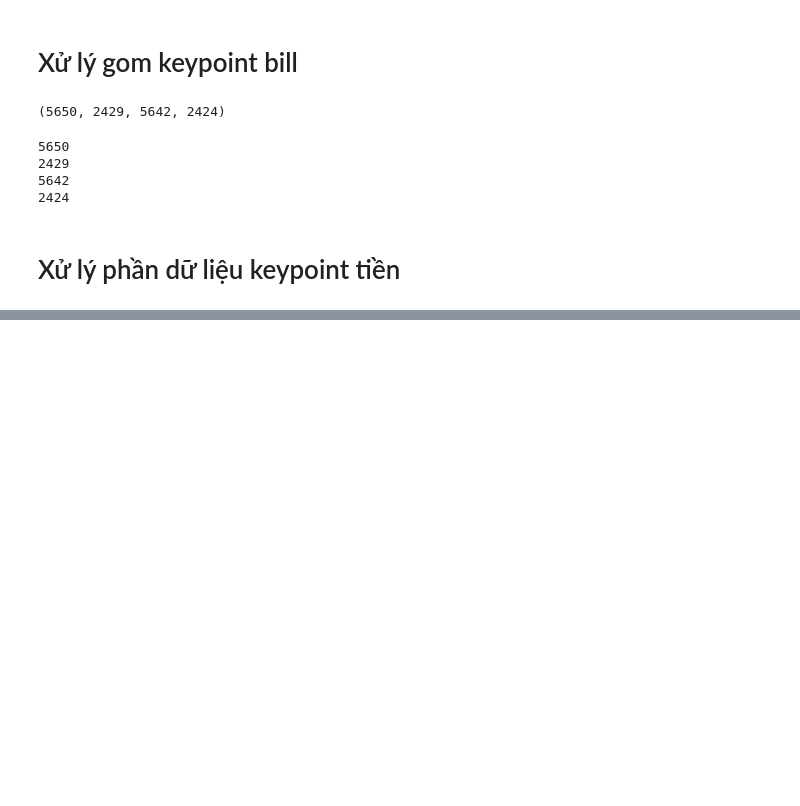
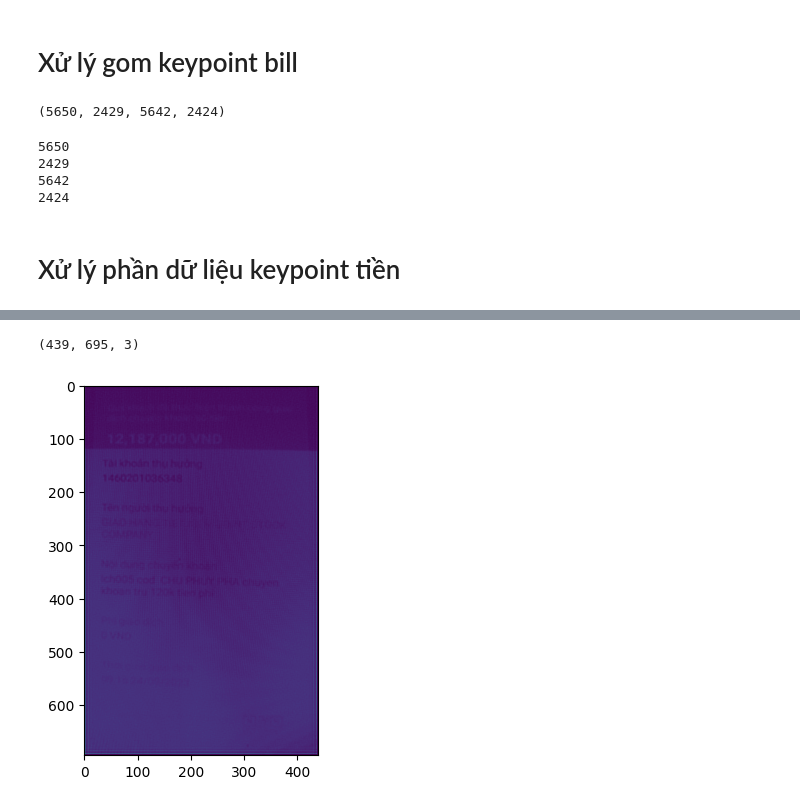
Before and after one commit to DoManhQuang/scan-bill, a Jupyter notebook: tool/data.ipynb, the cells around one changed output, grey strips where cells are left out. Cells and saved outputs as stored; diff of their text form; code cells hidden in the pictures; blank space fills up the shorter version.

```diff
--- a/tool/data.ipynb
+++ b/tool/data.ipynb
@@ -272,0 +284,19 @@ for dir in dires:
+# %%
+from skimage import io
+from skimage import color, data, restoration
+from scipy.signal import convolve2d
+import numpy as np
+
+
+image_rgb = io.imread("/home/fit/optivisionlab/scan-bill/dataset/money_keypoint_landmarks/agribank/images/val/c82b05902e4bc522c9a3091820e733f6.jpg")
+deconvolved_channels = []
+channels = np.split(image_rgb, 3, axis=2)
+for camera in channels:
+    camera = camera.reshape(695, 439)
+    psf = np.ones((5, 5)) / 25
+    camera = convolve2d(camera, psf, "same")
+    camera += 0.1 * camera.std() * np.random.poisson(size=camera.shape)
+    deconvolved = restoration.richardson_lucy(camera, psf, 30, False)
+    # plt.matshow(camera, cmap="Greys_r")
+    # plt.matshow(deconvolved, cmap="Greys_r", vmin=camera.min(), vmax=camera.max())
+    deconvolved_channels.append(deconvolved)
@@ -272,0 +306,11 @@ for dir in dires:
+# %%
+deconvolved_channels = np.array(deconvolved_channels)
+deconvolved_channels.reshape(695, 439, 3)
+deconvolved_channels.T.shape
+# %% [output]
+(439, 695, 3)
+# %%
+plt.imshow(deconvolved_channels[1])
+plt.show()
+# %% [output]
+[figure, added]
```
Also changed, not shown: parts of 3 cells of this notebook, 2 other files.
